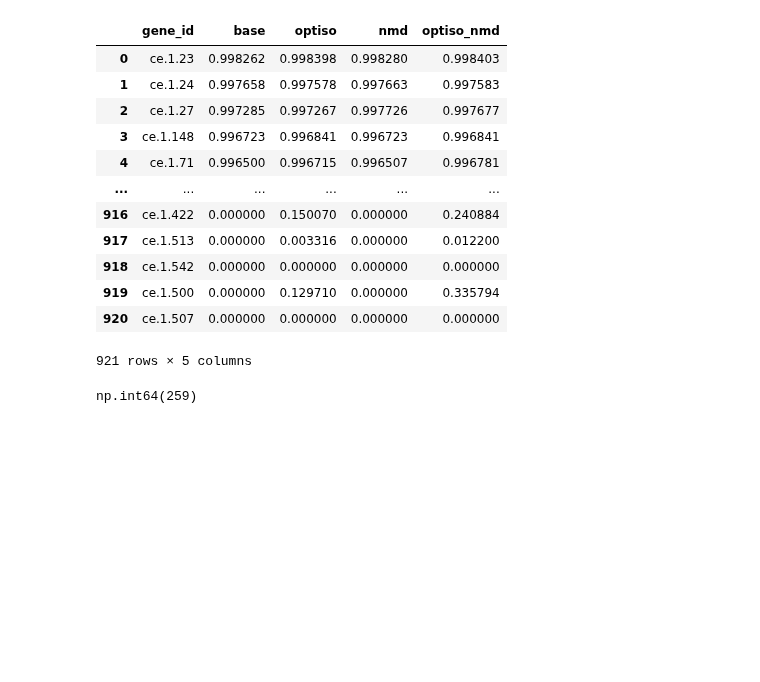
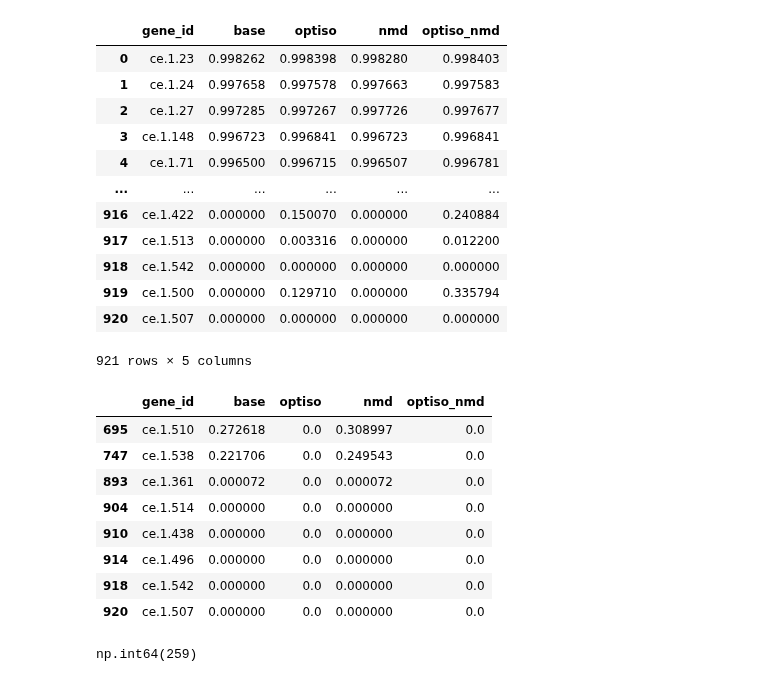
Before and after one commit to KorfLab/isoforms, a Jupyter notebook: APCanalysis/apc_paper.ipynb, the cells around one changed output. Saved outputs shown, nothing was run; the diff lists cells and outputs as text; code cells hidden in the pictures; blank space fills up the shorter version.

```diff
--- a/APCanalysis/apc_paper.ipynb
+++ b/APCanalysis/apc_paper.ipynb
@@ -202,6 +202,18 @@ dists
 | 919 | ce.1.500 | 0.000000 | 0.129710 | 0.000000 | 0.335794 |
 | 920 | ce.1.507 | 0.000000 | 0.000000 | 0.000000 | 0.000000 |
 921 rows × 5 columns
+# %%
+dists[dists['optiso_nmd'] == 0]
+# %% [output]
+|  | gene_id | base | optiso | nmd | optiso_nmd |
+| 695 | ce.1.510 | 0.272618 | 0.0 | 0.308997 | 0.0 |
+| 747 | ce.1.538 | 0.221706 | 0.0 | 0.249543 | 0.0 |
+| 893 | ce.1.361 | 0.000072 | 0.0 | 0.000072 | 0.0 |
+| 904 | ce.1.514 | 0.000000 | 0.0 | 0.000000 | 0.0 |
+| 910 | ce.1.438 | 0.000000 | 0.0 | 0.000000 | 0.0 |
+| 914 | ce.1.496 | 0.000000 | 0.0 | 0.000000 | 0.0 |
+| 918 | ce.1.542 | 0.000000 | 0.0 | 0.000000 | 0.0 |
+| 920 | ce.1.507 | 0.000000 | 0.0 | 0.000000 | 0.0 |
 # %%
 (dists['optiso'] > 0.90).sum()
 # %% [output]
```
